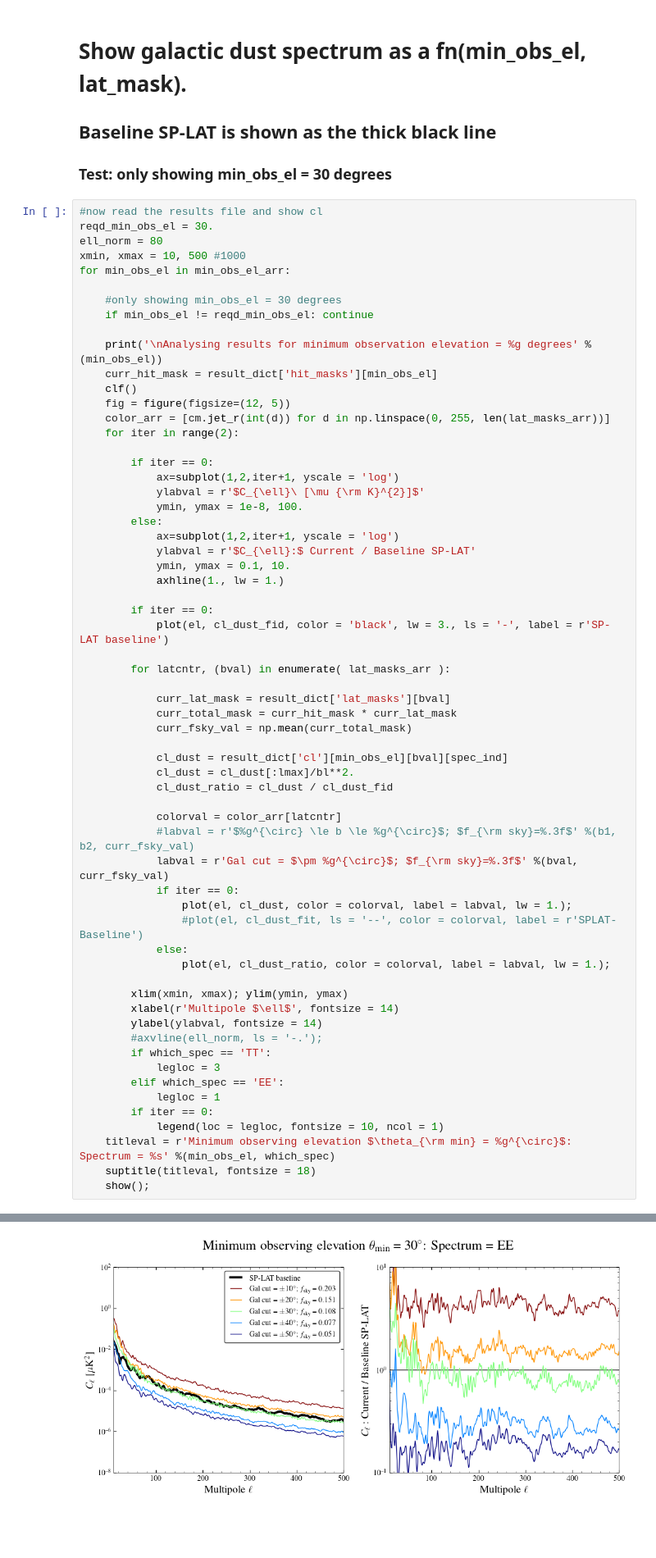
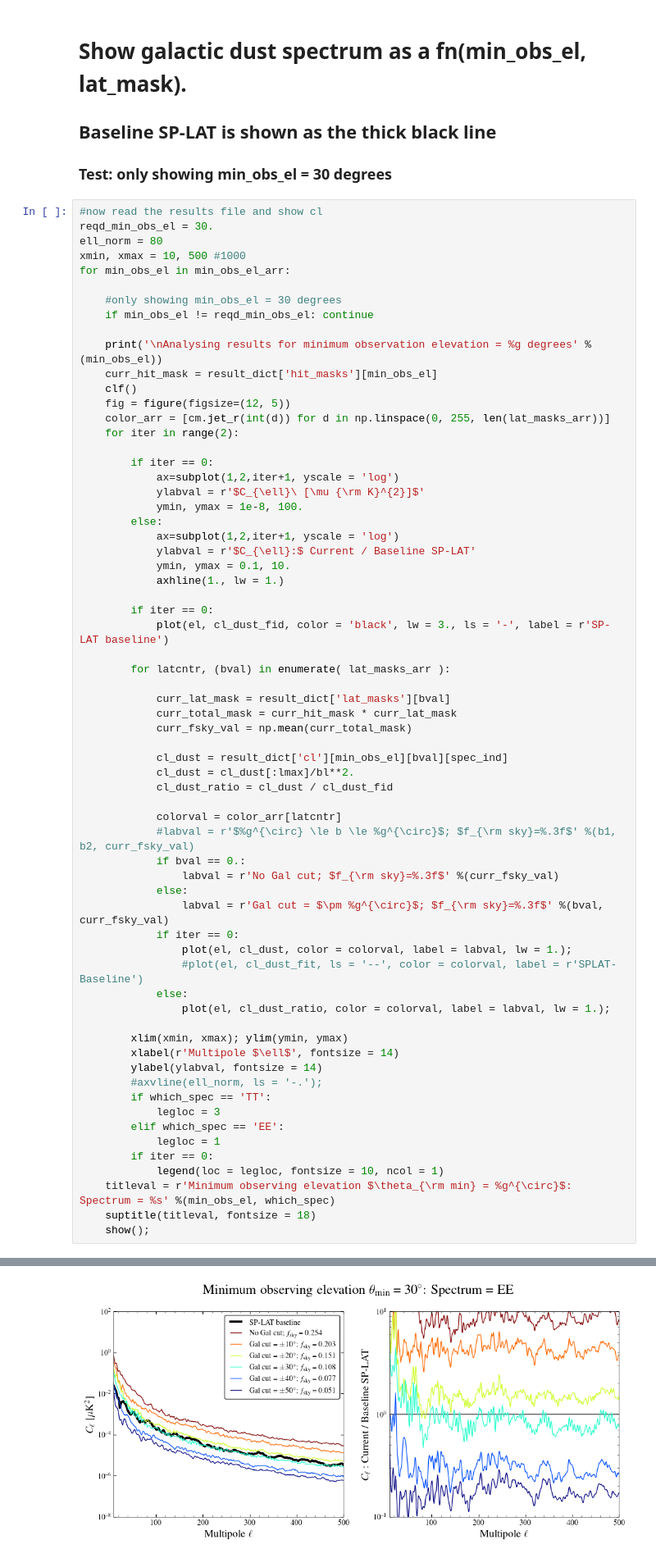
Before and after one commit to sriniraghunathan/cmbs4_minobsel_galcuts, a Jupyter notebook: analyse_results.ipynb, the cells around one changed output, grey strips where cells are left out. Shown: that part at 82% size. Saved outputs shown, nothing was run; the diff lists cells and outputs as text; blank space fills up the shorter version.

Commit message:
Updated the way gal cuts are created; Created min_el, fsky, gal_cut and dust_ratio_wrt_baseline table

```diff
--- a/analyse_results.ipynb
+++ b/analyse_results.ipynb
@@ -95,35 +95,38 @@ for min_obs_el in min_obs_el_arr:
             curr_fsky_val = np.mean(curr_total_mask)
 
             cl_dust = result_dict['cl'][min_obs_el][bval][spec_ind]
             cl_dust = cl_dust[:lmax]/bl**2.
             cl_dust_ratio = cl_dust / cl_dust_fid
 
             colorval = color_arr[latcntr]
             #labval = r'$%g^{\circ} \le b \le %g^{\circ}$; $f_{\rm sky}=%.3f$' %(b1, b2, curr_fsky_val)
-            labval = r'Gal cut = $\pm %g^{\circ}$; $f_{\rm sky}=%.3f$' %(bval, curr_fsky_val)
+            if bval == 0.:
+                labval = r'No Gal cut; $f_{\rm sky}=%.3f$' %(curr_fsky_val)
+            else:
+                labval = r'Gal cut = $\pm %g^{\circ}$; $f_{\rm sky}=%.3f$' %(bval, curr_fsky_val)
             if iter == 0:
                 plot(el, cl_dust, color = colorval, label = labval, lw = 1.);
                 #plot(el, cl_dust_fit, ls = '--', color = colorval, label = r'SPLAT-Baseline')
             else:
                 plot(el, cl_dust_ratio, color = colorval, label = labval, lw = 1.);
 
         xlim(xmin, xmax); ylim(ymin, ymax)
         xlabel(r'Multipole $\ell$', fontsize = 14)
         ylabel(ylabval, fontsize = 14)
         #axvline(ell_norm, ls = '-.');
         if which_spec == 'TT':
             legloc = 3
         elif which_spec == 'EE':
             legloc = 1
         if iter == 0:
             legend(loc = legloc, fontsize = 10, ncol = 1)
     titleval = r'Minimum observing elevation $\theta_{\rm min} = %g^{\circ}$: Spectrum = %s' %(min_obs_el, which_spec)
     suptitle(titleval, fontsize = 18)
     show();
 # %% [output]
 Analysing results for minimum observation elevation = 30 degrees
 <Figure size 600x400 with 0 Axes>
-[figure, old version]
+[figure, new version]
 # %% [markdown]
 # Create a table: min_obs_el, fsky, gal cut, and ratio of dust power in the current patch over the baseline footprint at \ell=80.
 # %%
```
Also changed, not shown: parts of 4 cells of this notebook, 1 other file.
